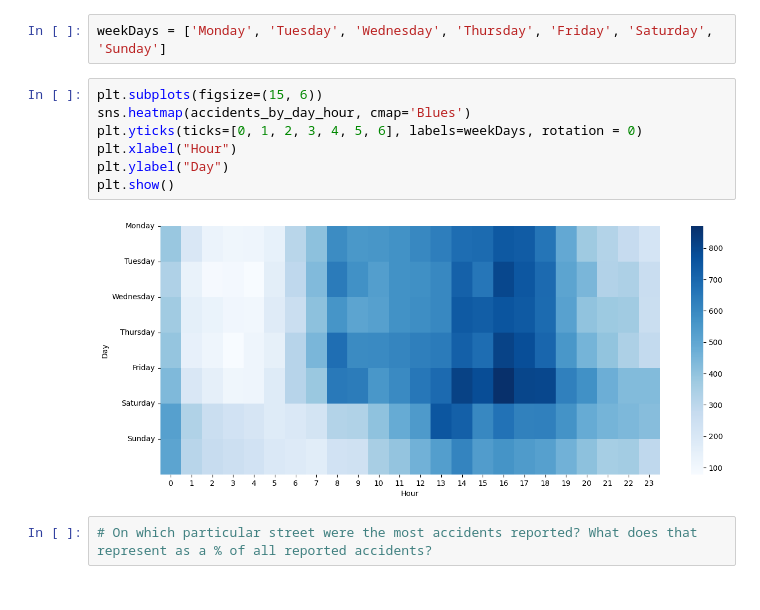
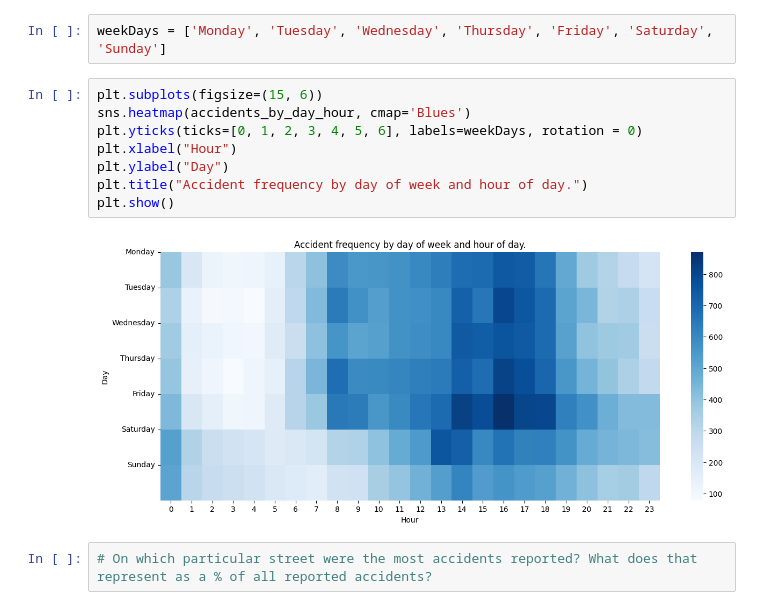
Before and after one commit to MAristegui/Data-playground, a Jupyter notebook: NYCAccidents/NYCAccidents.ipynb, the cells around one changed output. Drawn from its saved outputs; the diff is of its cells as text.

```diff
--- a/NYCAccidents/NYCAccidents.ipynb
+++ b/NYCAccidents/NYCAccidents.ipynb
@@ -64,12 +66,13 @@ weekDays = ['Monday', 'Tuesday', 'Wednesday', 'Thursday', 'Friday', 'Saturday',
 # %%
 plt.subplots(figsize=(15, 6))
 sns.heatmap(accidents_by_day_hour, cmap='Blues')
 plt.yticks(ticks=[0, 1, 2, 3, 4, 5, 6], labels=weekDays, rotation = 0)
 plt.xlabel("Hour")
 plt.ylabel("Day")
+plt.title("Accident frequency by day of week and hour of day.")
 plt.show()
 # %% [output]
-[figure, old version]
+[figure, new version]
 # %%
 # On which particular street were the most accidents reported? What does that represent as a % of all reported accidents?
 # %%
```
Also changed, not shown: parts of 4 cells of this notebook, 3 other files.
